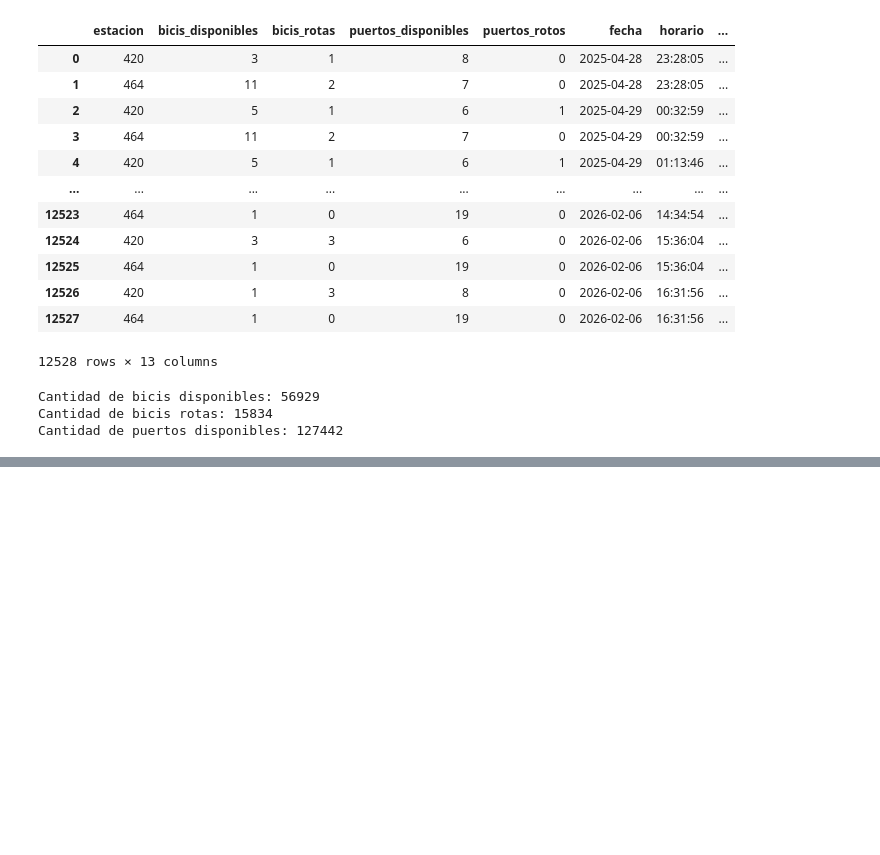
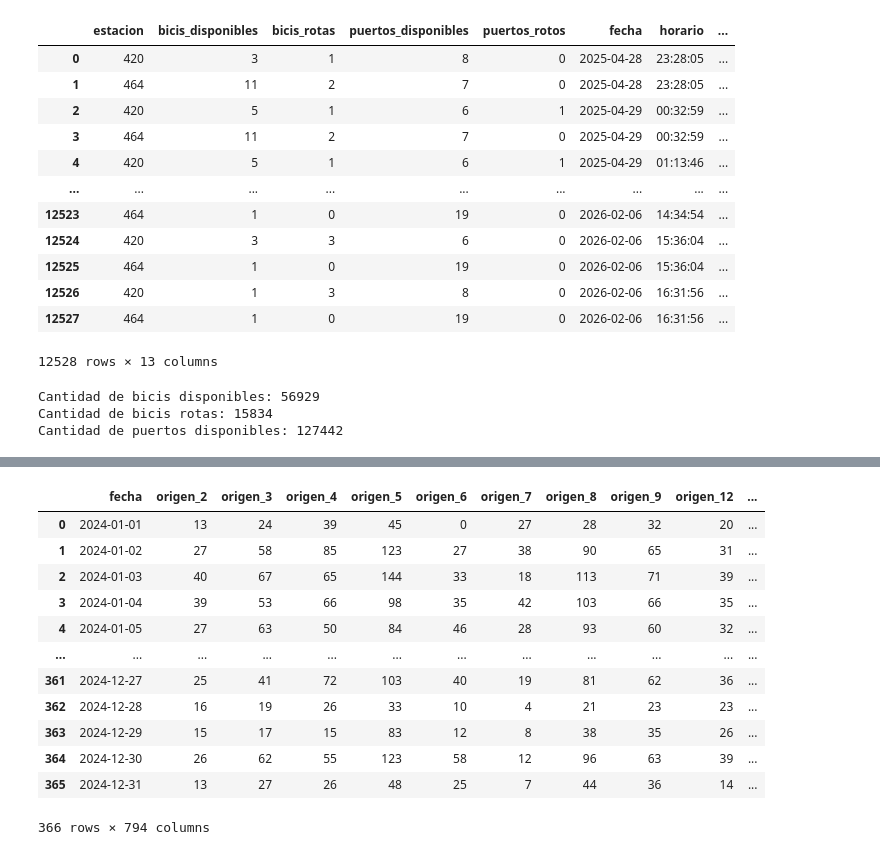
Before and after one commit to leonelifernandez12/labo_datos, a Jupyter notebook: tp1.ipynb, the cells around one changed output, grey strips where cells are left out. Drawn from its saved outputs; the diff is of its cells as text; code cells hidden in the pictures; blank space fills up the shorter version.

```diff
--- a/tp1.ipynb
+++ b/tp1.ipynb
@@ -442,0 +480,17 @@ datos_eda_agrupados
+# %%
+viajes_por_dia = pd.read_csv("viajes_diarios.csv")
+viajes_por_dia
+# %% [output]
+|  | fecha | origen_2 | origen_3 | origen_4 | origen_5 | origen_6 | origen_7 | origen_8 | origen_9 | origen_12 | ... |
+| 0 | 2024-01-01 | 13 | 24 | 39 | 45 | 0 | 27 | 28 | 32 | 20 | ... |
+| 1 | 2024-01-02 | 27 | 58 | 85 | 123 | 27 | 38 | 90 | 65 | 31 | ... |
+| 2 | 2024-01-03 | 40 | 67 | 65 | 144 | 33 | 18 | 113 | 71 | 39 | ... |
+| 3 | 2024-01-04 | 39 | 53 | 66 | 98 | 35 | 42 | 103 | 66 | 35 | ... |
+| 4 | 2024-01-05 | 27 | 63 | 50 | 84 | 46 | 28 | 93 | 60 | 32 | ... |
+| ... | ... | ... | ... | ... | ... | ... | ... | ... | ... | ... | ... |
+| 361 | 2024-12-27 | 25 | 41 | 72 | 103 | 40 | 19 | 81 | 62 | 36 | ... |
+| 362 | 2024-12-28 | 16 | 19 | 26 | 33 | 10 | 4 | 21 | 23 | 23 | ... |
+| 363 | 2024-12-29 | 15 | 17 | 15 | 83 | 12 | 8 | 38 | 35 | 26 | ... |
+| 364 | 2024-12-30 | 26 | 62 | 55 | 123 | 58 | 12 | 96 | 63 | 39 | ... |
+| 365 | 2024-12-31 | 13 | 27 | 26 | 48 | 25 | 7 | 44 | 36 | 14 | ... |
+366 rows × 794 columns
```
Also changed, not shown: parts of 17 cells of this notebook, 1 other file.
